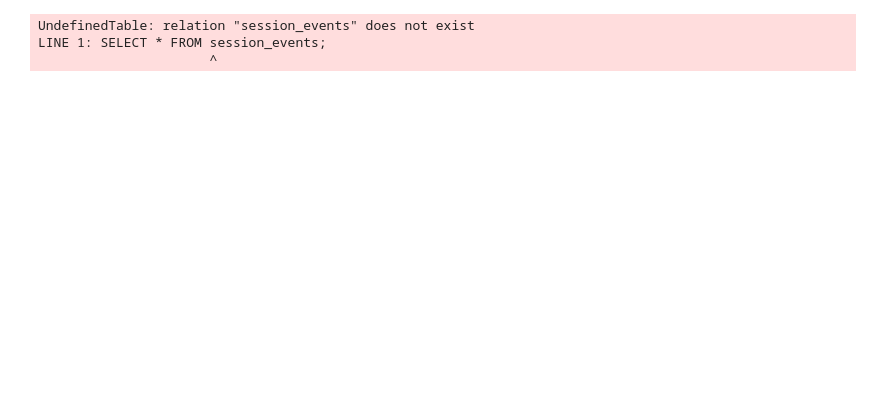
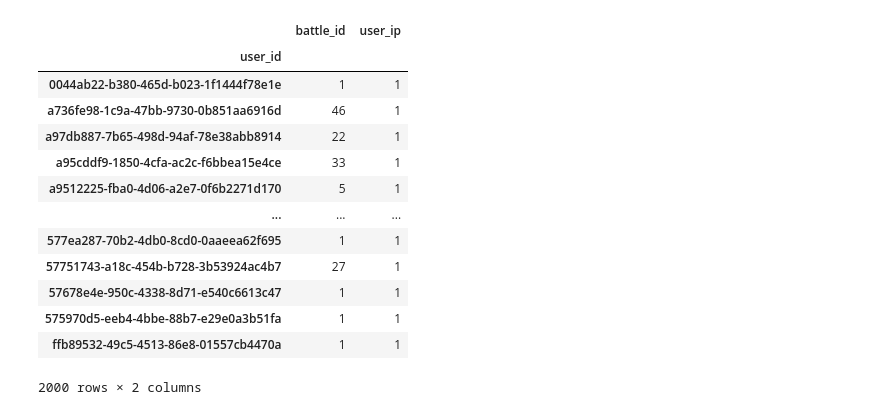
Before and after one commit to sviperm/wargamin-test-assignment, a Jupyter notebook: notebooks/eda.ipynb, the cells around one changed output. Saved outputs shown, nothing was run; the diff lists cells and outputs as text; code cells hidden in the pictures; blank space fills up the shorter version.

```diff
--- a/notebooks/eda.ipynb
+++ b/notebooks/eda.ipynb
@@ -28,13 +29,40 @@ def get_data_from_table(connection, table_name):
 # Connect to the PostgreSQL database
 connection = psycopg2.connect(**DATABASE_CONNECTION)
 
-# Get data from battle_events and session_events tables
+# Get data from battle_events table
 battle_events_df = get_data_from_table(connection, 'battle_events')
+battle_events_df['event_timestamp'] = pd.to_datetime(battle_events_df['event_timestamp'])
+battle_events_df['event_date'] = battle_events_df['event_timestamp'].dt.date
+
+# Get data from session_events table
 session_events_df = get_data_from_table(connection, 'session_events')
+session_events_df['event_timestamp'] = pd.to_datetime(session_events_df['event_timestamp'])
+session_events_df['event_date'] = session_events_df['event_timestamp'].dt.date
+
+# Get data from in_app_purchase_events table
+in_app_purchase_df = get_data_from_table(connection, 'in_app_purchase_events')
+in_app_purchase_df['event_timestamp'] = pd.to_datetime(session_events_df['event_timestamp'])
+in_app_purchase_df['event_date'] = in_app_purchase_df['event_timestamp'].dt.date
 
 # Close the database connection
 connection.close()
-# %% [output]
-UndefinedTable: relation "session_events" does not exist
-LINE 1: SELECT * FROM session_events;
-                      ^
+# %%
+battle_events_df.groupby(['user_id']).agg({
+    'battle_id': 'count',
+    'user_ip': lambda x: len(x.unique()),
+}).sort_values(['user_ip'], ascending=False)
+# %% [output]
+|  | battle_id | user_ip |
+| user_id |  |  |
+| 0044ab22-b380-465d-b023-1f1444f78e1e | 1 | 1 |
+| a736fe98-1c9a-47bb-9730-0b851aa6916d | 46 | 1 |
+| a97db887-7b65-498d-94af-78e38abb8914 | 22 | 1 |
+| a95cddf9-1850-4cfa-ac2c-f6bbea15e4ce | 33 | 1 |
+| a9512225-fba0-4d06-a2e7-0f6b2271d170 | 5 | 1 |
+| ... | ... | ... |
+| 577ea287-70b2-4db0-8cd0-0aaeea62f695 | 1 | 1 |
+| 57751743-a18c-454b-b728-3b53924ac4b7 | 27 | 1 |
+| 57678e4e-950c-4338-8d71-e540c6613c47 | 1 | 1 |
+| 575970d5-eeb4-4bbe-88b7-e29e0a3b51fa | 1 | 1 |
+| ffb89532-49c5-4513-86e8-01557cb4470a | 1 | 1 |
+2000 rows × 2 columns
```
Also changed, not shown: parts of 7 cells of this notebook.
